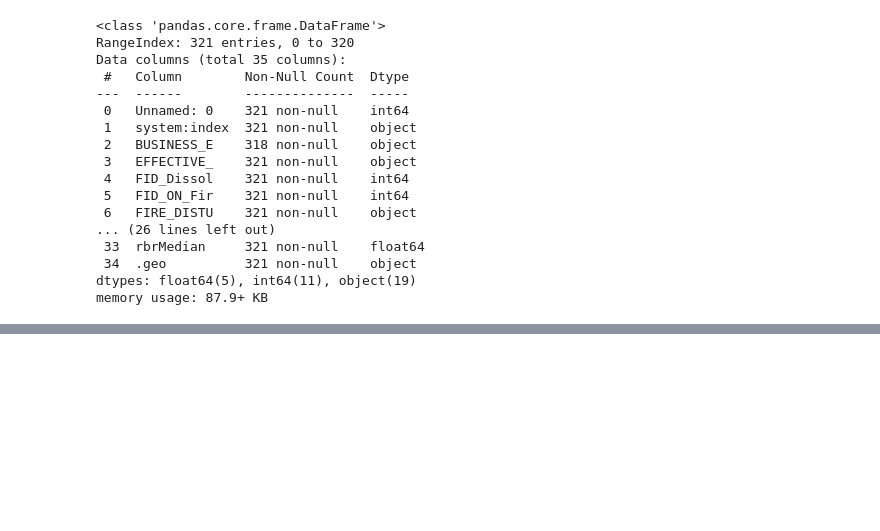
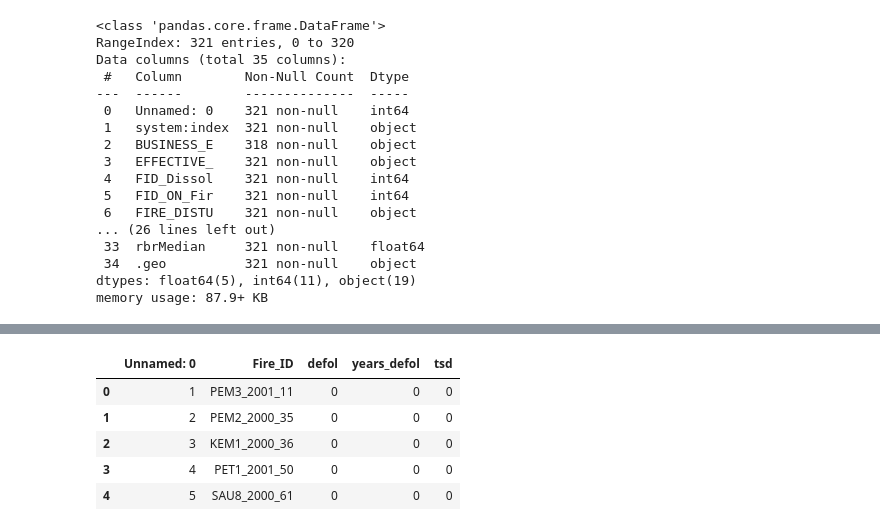
Before and after one commit to jackagoldman/geospatial-data-sbw-x-fire, a Jupyter notebook: code/rbr-merge-sbw-history-explore.ipynb, the cells around one changed output, grey strips where cells are left out. Cells and saved outputs as stored; diff of their text form; code cells hidden in the pictures; blank space fills up the shorter version.

```diff
--- a/code/rbr-merge-sbw-history-explore.ipynb
+++ b/code/rbr-merge-sbw-history-explore.ipynb
@@ -56,3 +56,13 @@ figBoxMed = px.box(dfrbr, x="Fire_Year", y="rbrMedian")
 figBoxMed.show()
 # %% [output]
 [interactive output not drawn]
+# %%
+dfsbw = pd.read_csv("/Users/jgoldman/Work/PhD/sbw-fire-interactions/nbr-recovery/data/clean/sbw-defol-data.csv")
+dfsbw.head()
+# %% [output]
+|  | Unnamed: 0 | Fire_ID | defol | years_defol | tsd |
+| 0 | 1 | PEM3_2001_11 | 0 | 0 | 0 |
+| 1 | 2 | PEM2_2000_35 | 0 | 0 | 0 |
+| 2 | 3 | KEM1_2000_36 | 0 | 0 | 0 |
+| 3 | 4 | PET1_2001_50 | 0 | 0 | 0 |
+| 4 | 5 | SAU8_2000_61 | 0 | 0 | 0 |
```
Also changed, not shown: parts of 4 cells of this notebook.
